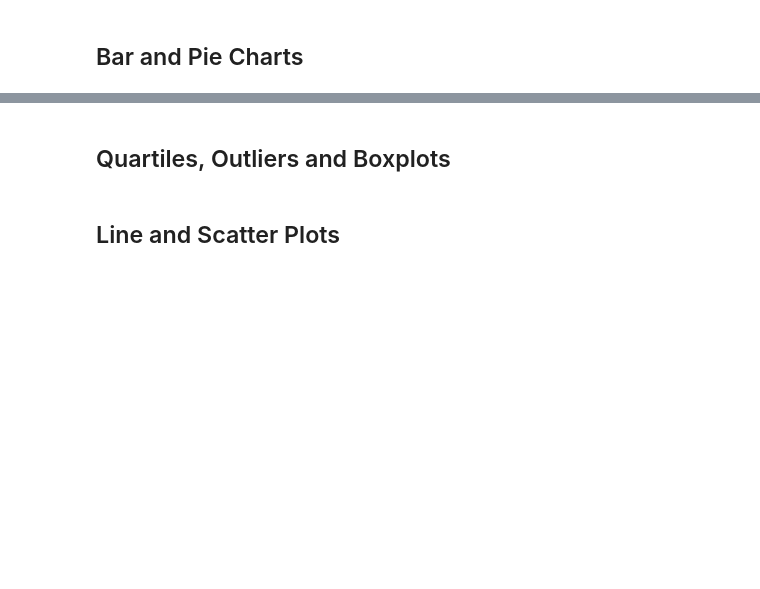
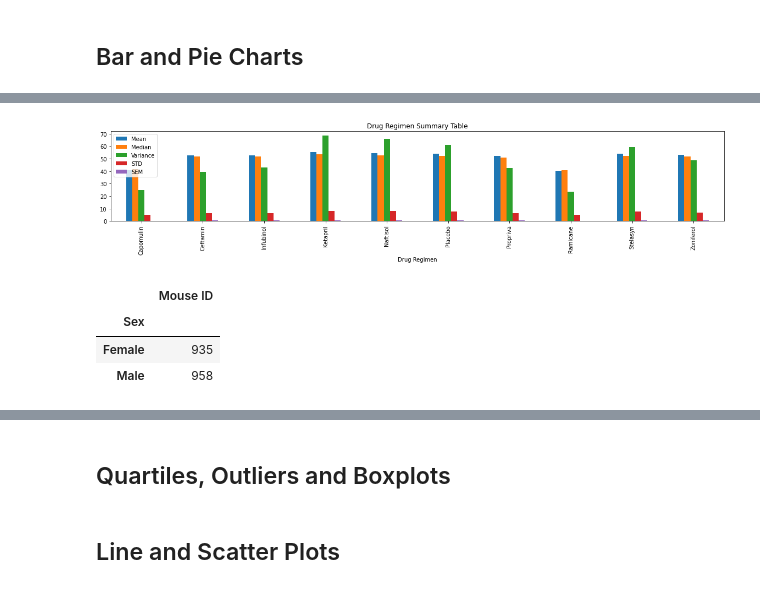
Before and after one commit to Patriotwo/Matplotlib-Challenge, a Jupyter notebook: Pymaceuticals/pymaceuticals_starter.ipynb, the cells around one changed output, grey strips where cells are left out. Cells and saved outputs as stored; diff of their text form; code cells hidden in the pictures; blank space fills up the shorter version.

```diff
--- a/Pymaceuticals/pymaceuticals_starter.ipynb
+++ b/Pymaceuticals/pymaceuticals_starter.ipynb
@@ -159,0 +209,3 @@ combined_study_data.head(20)
+# %%
+summary_stats_df["Variance"]=pd.DataFrame(combined_study_data.groupby("Drug Regimen")["Tumor Volume (mm3)"].var())
+summary_stats_df
@@ -159,0 +225,3 @@ combined_study_data.head(20)
+# %%
+summary_stats_df["STD"]=pd.DataFrame(combined_study_data.groupby("Drug Regimen")["Tumor Volume (mm3)"].std())
+summary_stats_df
@@ -159,0 +241,3 @@ combined_study_data.head(20)
+# %%
+summary_stats_df["SEM"]=pd.DataFrame(combined_study_data.groupby("Drug Regimen")["Tumor Volume (mm3)"].sem())
+summary_stats_df
@@ -161,3 +258,6 @@ combined_study_data.head(20)
 ## Bar and Pie Charts
 # %%
 # Generate a bar plot showing the total number of measurements taken on each drug regimen using pandas.
+
+drug_regimen_df = summary_stats_df[["Mean", "Median", "Variance", "STD", "SEM"]]
+drug_regimen_df
@@ -165,0 +283,8 @@ combined_study_data.head(20)
+# %%
+# Generate a bar plot using Pandas' DataFrame.plot
+
+drug_regimen_df.plot(kind="bar", figsize=(20,3))
+plt.title("Drug Regimen Summary Table")
+plt.show()
+# %% [output]
+[figure, added]
@@ -165,0 +294,14 @@ combined_study_data.head(20)
+# %%
+#Split data into gender groups
+gender_groups = combined_study_data.groupby("Sex")
+
+# Find the distribution of mice by gender
+sex_mice = gender_groups.count()
+sex_mice_id = sex_mice[["Mouse ID"]]
+gender = ["Male", "Female"]
+sex_mice_id
+# %% [output]
+|  | Mouse ID |
+| Sex |  |
+| Female | 935 |
+| Male | 958 |
```
Also changed, not shown: parts of 25 cells of this notebook.
